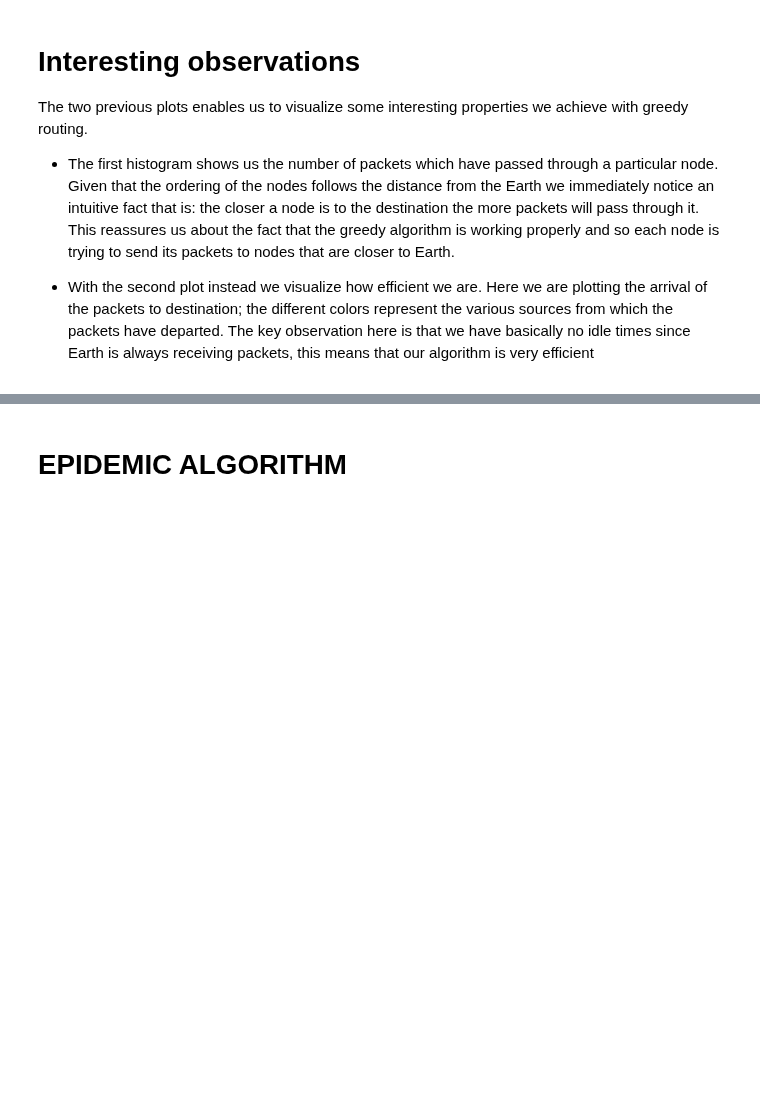
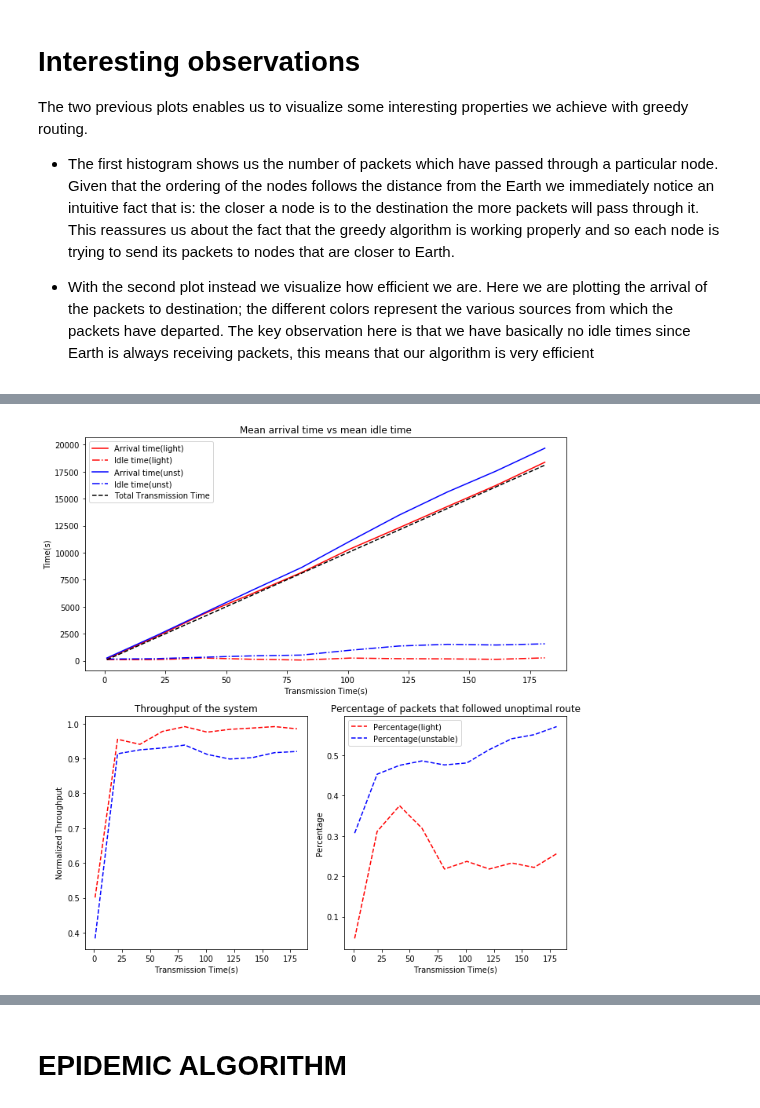
Before and after one commit to PhysicsOfData/LCP_projects_Y2, a Jupyter notebook: Project.ipynb, the cells around one changed output, grey strips where cells are left out. Drawn from its saved outputs; the diff is of its cells as text; code cells hidden in the pictures; blank space fills up the shorter version.

```diff
--- a/Project.ipynb
+++ b/Project.ipynb
@@ -230,54 +230,78 @@ to destination; the different colors represent the various sources from which th
 The key observation here is that we have basically no idle times since Earth is always receiving packets, this
 means that our algorithm is very efficient
 # %%
+fig = plt.figure(figsize=(10, 10))
+
+#generating the axes as wanted
+gs = fig.add_gridspec(2, 2)
+axs = []
+axs.append(fig.add_subplot(gs[0, :]))
+axs.append(fig.add_subplot(gs[1, 0]))
+axs.append(fig.add_subplot(gs[1, 1]))
+
 packets = np.random.randint(1, n, (100, 2))
 packets[:,1] = 0
+
 if True:
-    ttrs = range(1, 200, 20)
-    max_rand = 40
-    outputs = np.zeros((len(ttrs), max_rand))
-    deviation_arr = np.zeros((len(ttrs), max_rand))
+    for mode in ["light", "unstable"]:
 
-    for rand_iter in tqdm(range(max_rand)):
+        color = ["blue", "red"]
+        color = color[mode == "light"]
 
-        nodes = generate_network(n,r_max)
-        A = adjacency_matrix(nodes,tau_max)
-        At = disable_links(A,500000, delta_time, mode="unstable")
+        ttrs = range(1, 200, 20)
 
-        for ttr_ind in range(len(ttrs)):
+        max_rand = 10
 
-            results = greedy_routing(At, packets, ttrs[ttr_ind], delta_time)
-            arrival_times = np.array([packet.arrival_times[-1] for packet in results])
-            outputs[ttr_ind, rand_iter] = np.max(arrival_times)
-            deviation_arr[ttr_ind, rand_iter] = deviations(A, results)
+        outputs = np.zeros((len(ttrs), max_rand))
+        deviation_arr = np.zeros((len(ttrs), max_rand))
 
-    arrival_times = np.mean(outputs, axis = 1)
+        for rand_iter in tqdm(range(max_rand)):
 
-    fig = plt.figure(figsize=(10, 10))
+            nodes = generate_network(n,r_max)
+            A = adjacency_matrix(nodes,tau_max)
+            At = disable_links(A,500000, delta_time, mode=mode)
 
-    #generating the axes as wanted
-    gs = fig.add_gridspec(2, 2)
-    axs = []
-    axs.append(fig.add_subplot(gs[0, :]))
-    axs.append(fig.add_subplot(gs[1, 0]))
-    axs.append(fig.add_subplot(gs[1, 1]))
+            for ttr_ind in range(len(ttrs)):
 
-    axs[0].plot(ttrs, arrival_times, linestyle="-")
-    axs[0].set_ylabel("Time(s)")
-    axs[0].set_xlabel("Transmission Time(s)")
-    axs[0].plot(ttrs, arrival_times - packets.shape[0] * np.array(ttrs), linestyle="-")
-    axs[0].plot(ttrs, packets.shape[0] * np.array(ttrs), linestyle = "--")
-    axs[0].set_title("Mean arrival time vs mean idle time")
-    axs[0].legend(["Arrival time", "Idle time", "Total Transmission Time"])
+                results = greedy_routing(At, packets, ttrs[ttr_ind], delta_time)
+                arrival_times = np.array([packet.arrival_times[-1] for packet in results])
+                outputs[ttr_ind, rand_iter] = np.max(arrival_times)
+                deviation_arr[ttr_ind, rand_iter] = deviations(A, results)
 
-    axs[1].plot(ttrs, throughput(packets.shape[0], arrival_times)*np.array(ttrs), linestyle="--")
-    axs[1].set_title("Throughput of the system")
-    axs[1].set_ylabel("Throughput(pack/ttr)")
-    axs[1].set_xlabel("Transmission Time(s)")
+        arrival_times = np.mean(outputs, axis = 1)
 
-    axs[2].plot(ttrs, np.mean(deviation_arr, axis = 1), linestyle="--")
-    axs[2].set_title("Percentage of packets that followed unoptimal route")
-    axs[2].set_ylabel("Percentage")
-    axs[2].set_xlabel("Transmission Time(s)")
-    plt.tight_layout()
+
+        axs[0].plot(ttrs, arrival_times, linestyle="-", c = color)
+        axs[0].plot(ttrs, arrival_times - packets.shape[0] * np.array(ttrs), linestyle="-.", c=color)
+
+        axs[1].plot(ttrs, throughput(packets.shape[0], arrival_times)*np.array(ttrs), linestyle="--", c = color)
+
+        axs[2].plot(ttrs, np.mean(deviation_arr, axis = 1), linestyle="--", c = color)
+
+axs[0].plot(ttrs, packets.shape[0] * np.array(ttrs), linestyle = "--", c="black")
+axs[0].set_ylabel("Time(s)")
+axs[0].set_xlabel("Transmission Time(s)")
+axs[0].set_title("Mean arrival time vs mean idle time")
+
+axs[0].legend([
+    "Arrival time(light)",
+    "Idle time(light)",
+    "Arrival time(unst)",
+    "Idle time(unst)",
+    "Total Transmission Time",
+])
+
+axs[1].set_title("Throughput of the system")
+axs[1].set_ylabel("Normalized Throughput")
+axs[1].set_xlabel("Transmission Time(s)")
+
+
+axs[2].set_title("Percentage of packets that followed unoptimal route")
+axs[2].set_ylabel("Percentage")
+axs[2].set_xlabel("Transmission Time(s)")
+axs[2].legend([
+    "Percentage(light)",
+    "Percentage(unstable)"
+])
+plt.tight_layout()
 # %% [output]
@@ -285 +308,2 @@ KeyboardInterrupt:
+[figure, added]
 # %%
```
Also changed, not shown: parts of 12 cells of this notebook.
